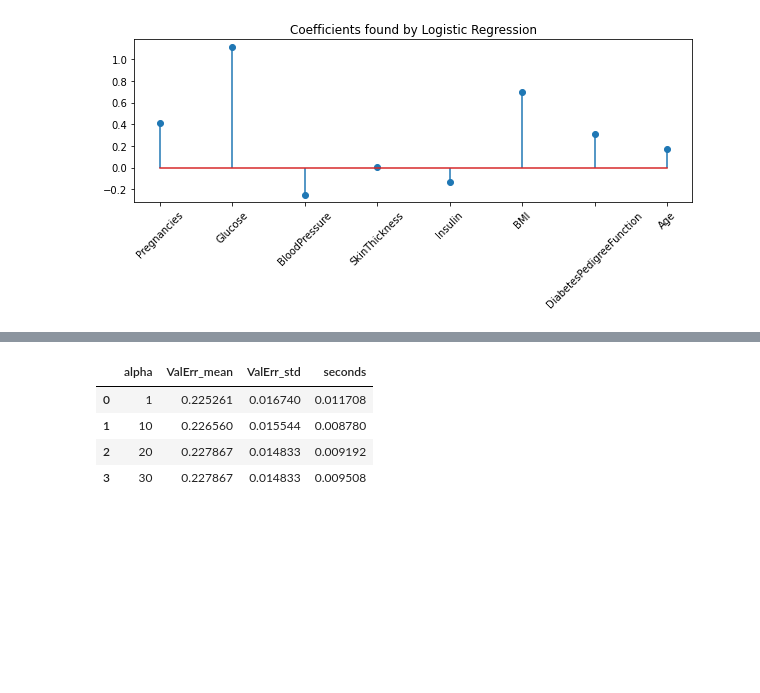
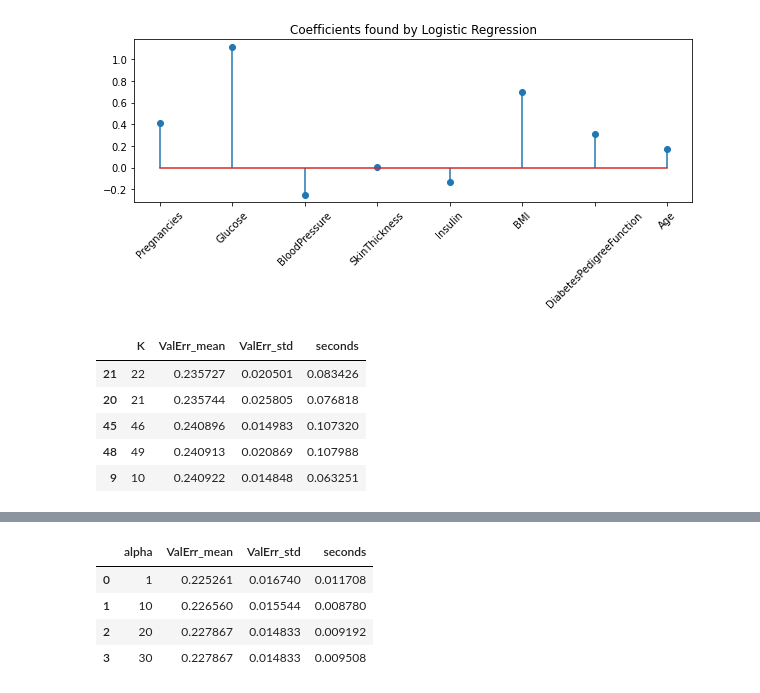
Before and after one commit to michelebersani/StatisticalLearning, a Jupyter notebook: diabetes_analysis.ipynb, the cells around one changed output, grey strips where cells are left out. Drawn from its saved outputs; the diff is of its cells as text; code cells hidden in the pictures; blank space fills up the shorter version.

```diff
--- a/diabetes_analysis.ipynb
+++ b/diabetes_analysis.ipynb
@@ -50,3 +51,23 @@ plt.title('Coefficients found by Logistic Regression')
 None
 # %% [output]
 [figure]
+# %%
+# KNN
+# HP tuning with k-cross validation
+K_values = range(1,60)
+results = []
+for k in K_values:
+    reg = KNeighborsClassifier(n_neighbors=k,weights='distance')
+    res = kFoldCross(reg.fit, reg.predict, X, Y, 5, MeanAbsError)
+    res = k, res[0], res[1], res[3]
+    results.append(res)
+
+df = pd.DataFrame(results, columns=['K', 'ValErr_mean', 'ValErr_std', 'seconds'])
+df.sort_values(by='ValErr_mean').head()
+# %% [output]
+|  | K | ValErr_mean | ValErr_std | seconds |
+| 21 | 22 | 0.235727 | 0.020501 | 0.083426 |
+| 20 | 21 | 0.235744 | 0.025805 | 0.076818 |
+| 45 | 46 | 0.240896 | 0.014983 | 0.107320 |
+| 48 | 49 | 0.240913 | 0.020869 | 0.107988 |
+| 9 | 10 | 0.240922 | 0.014848 | 0.063251 |
```
Also changed, not shown: parts of 3 cells of this notebook, 2 other files.
